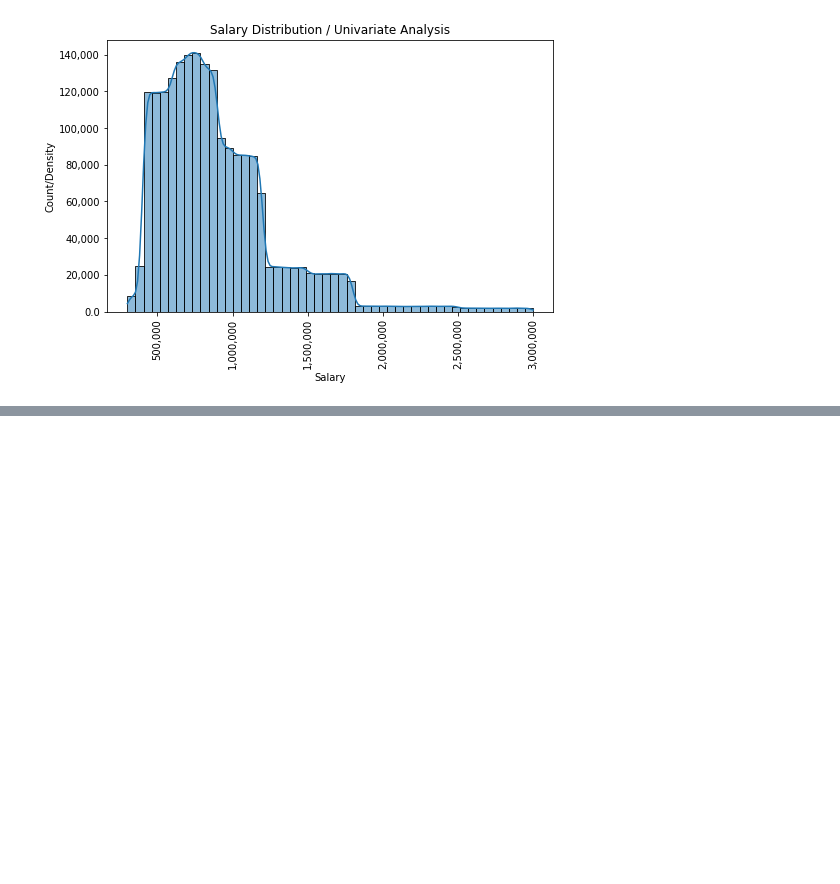
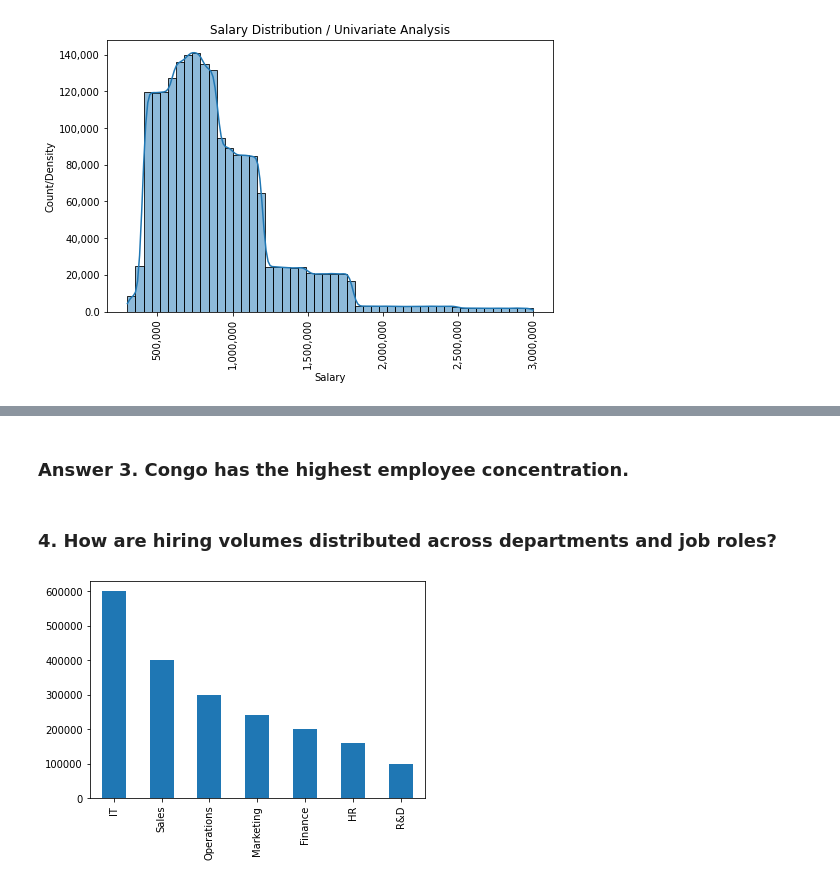
Before and after one commit to HetalVinchhi/hr-data-analysis, a Jupyter notebook: notebooks/01_hr_data_eda.ipynb, the cells around one changed output, grey strips where cells are left out. Cells and saved outputs as stored; diff of their text form; code cells hidden in the pictures; blank space fills up the shorter version.

```diff
--- a/notebooks/01_hr_data_eda.ipynb
+++ b/notebooks/01_hr_data_eda.ipynb
@@ -283,0 +324,2 @@ plt.show()
+# %%
+df['Country'] = df['Location'].apply(lambda x: str(x.split(",")[1]))
@@ -283,0 +341,9 @@ plt.show()
+# %% [markdown]
+### Answer 3. Congo has the highest employee concentration.
+# %% [markdown]
+### 4. How are hiring volumes distributed across departments and job roles?
+# %%
+df['Department'].value_counts().plot(kind='bar')
+plt.show()
+# %% [output]
+[figure, added]
```
Also changed, not shown: parts of 11 cells of this notebook, 1 other file.
